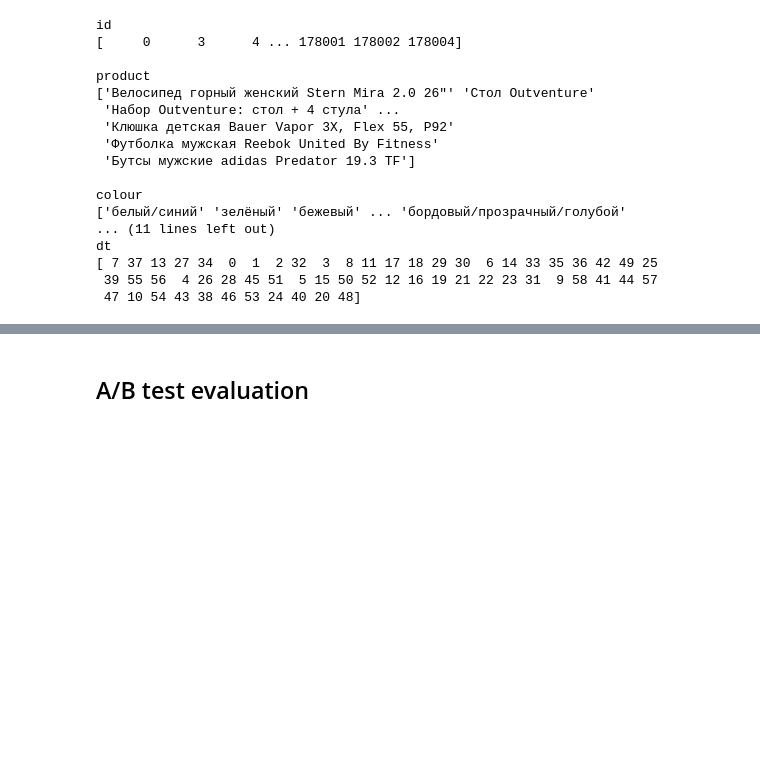
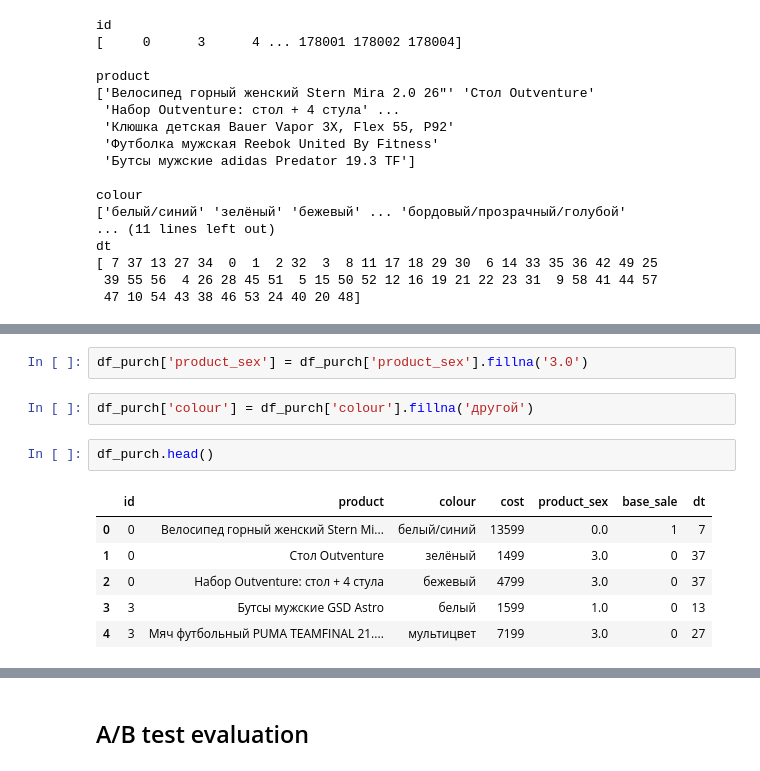
Before and after one commit to Dimayo/sporting_store, a Jupyter notebook: research.ipynb, the cells around one changed output, grey strips where cells are left out. Saved outputs shown, nothing was run; the diff lists cells and outputs as text; blank space fills up the shorter version.

Commit message:
worked with purchase dataframe

```diff
--- a/research.ipynb
+++ b/research.ipynb
@@ -358,0 +374,13 @@ dt
+# %%
+df_purch['product_sex'] = df_purch['product_sex'].fillna('3.0')
+# %%
+df_purch['colour'] = df_purch['colour'].fillna('другой')
+# %%
+df_purch.head()
+# %% [output]
+|  | id | product | colour | cost | product_sex | base_sale | dt |
+| 0 | 0 | Велосипед горный женский Stern Mi... | белый/синий | 13599 | 0.0 | 1 | 7 |
+| 1 | 0 | Стол Outventure | зелёный | 1499 | 3.0 | 0 | 37 |
+| 2 | 0 | Набор Outventure: стол + 4 стула | бежевый | 4799 | 3.0 | 0 | 37 |
+| 3 | 3 | Бутсы мужские GSD Astro | белый | 1599 | 1.0 | 0 | 13 |
+| 4 | 3 | Мяч футбольный PUMA TEAMFINAL 21.... | мультицвет | 7199 | 3.0 | 0 | 27 |
```
Also changed, not shown: parts of 6 cells of this notebook.
